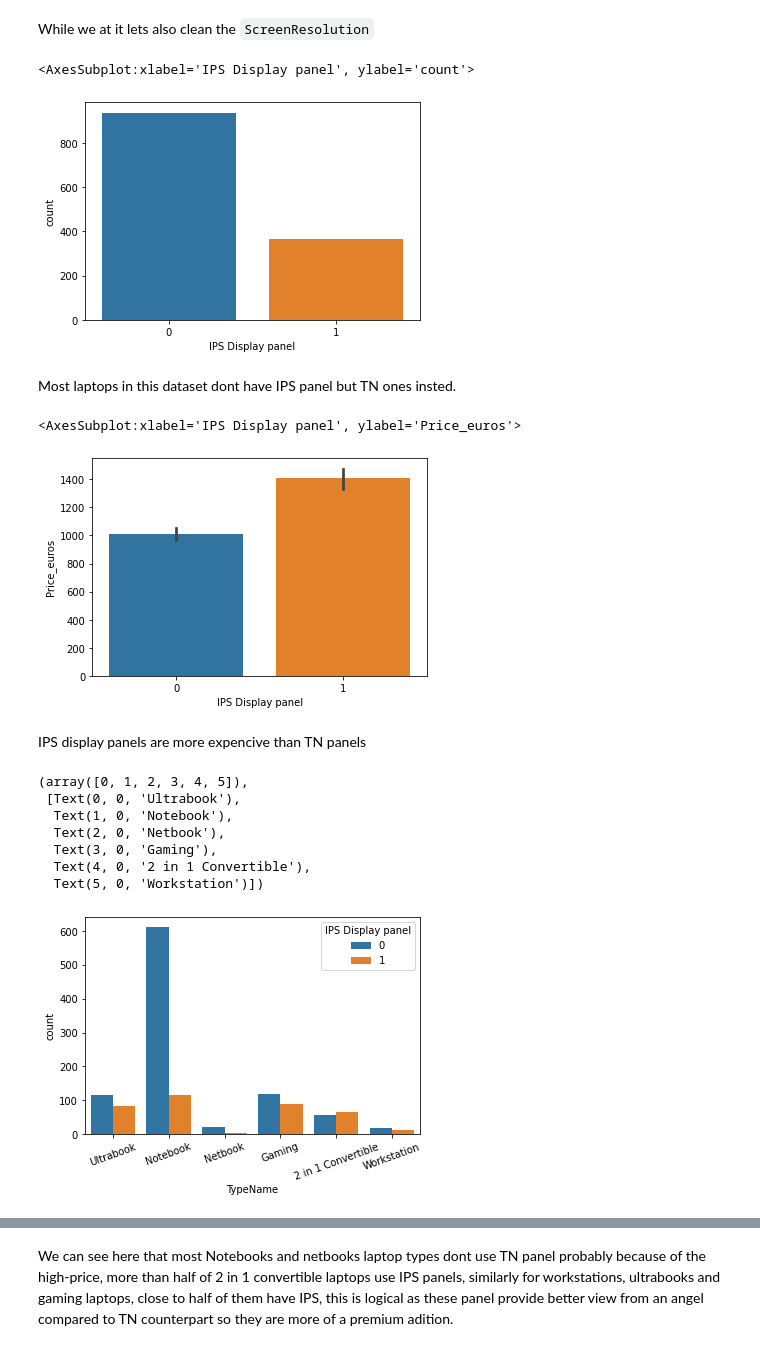
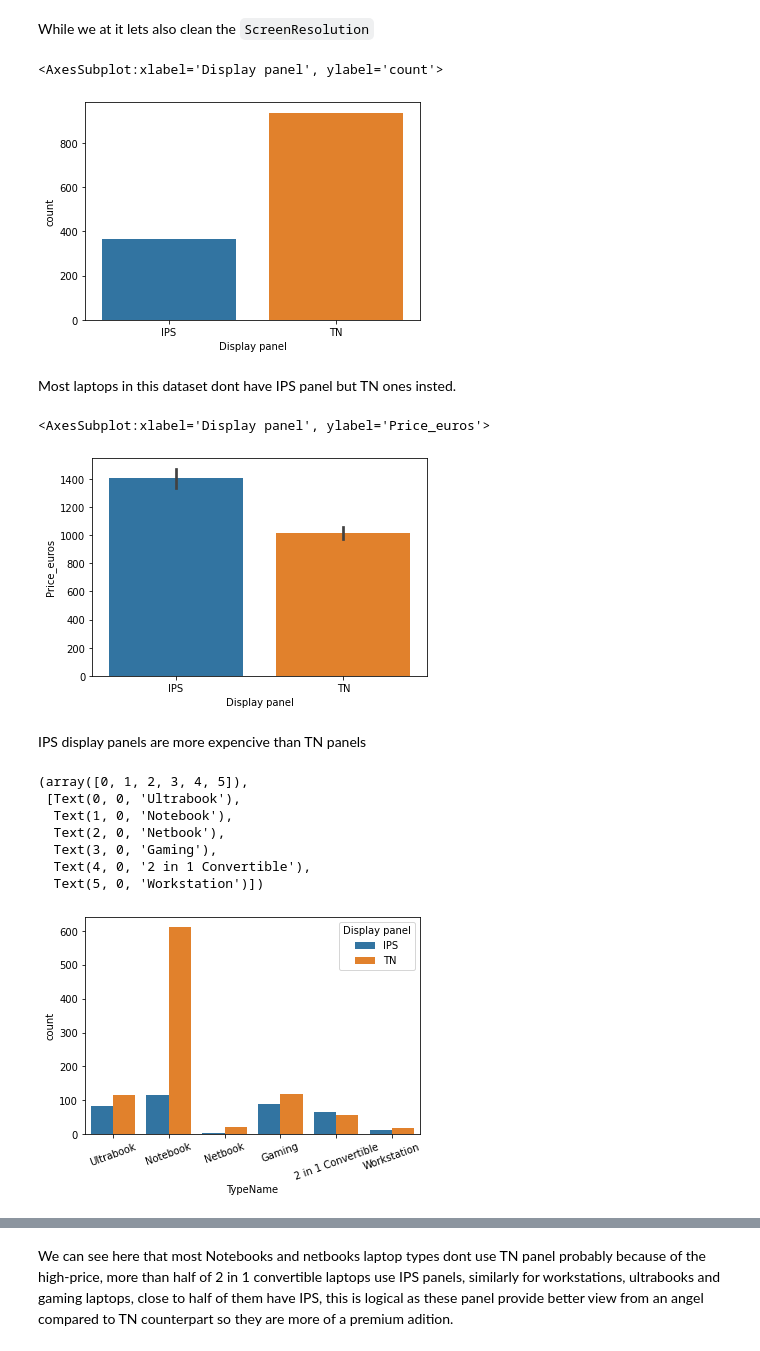
Before and after one commit to AmineMahdioui/Laptop_Price_predection, a Jupyter notebook: LPP.ipynb, the cells around one changed output, grey strips where cells are left out. Drawn from its saved outputs; the diff is of its cells as text; code cells hidden in the pictures.

```diff
--- a/LPP.ipynb
+++ b/LPP.ipynb
@@ -248,7 +246,7 @@ Why '1 and 0' and not 'Yes' and 'No'? because we will give this data to an algor
 # %% [markdown]
 ##### Starting with _TouchScreen_:
 # %%
-df["TouchScreen"]=df['ScreenResolution'].apply(lambda x:1 if 'Touchscreen' in x else 0)
+df["TouchScreen"]=df['ScreenResolution'].apply(lambda x:'Yes' if 'Touchscreen' in x else 'No')
 df['ScreenResolution']=df['ScreenResolution'].replace(regex={r"/* *Touchscreen /*":""})
 df.tail()
 # %% [output]
@@ -302,7 +300,7 @@ We could say that Touchscreen are mostly a luxury for laptop users
 # %% [markdown]
 For the display panel we will asign 1 to observations with IPS panles and 0 to TN panels we can flip them it doesn't matter.
 # %%
-df["IPS Display panel"]=df['ScreenResolution'].apply(lambda x:1 if 'IPS' in x else 0)
+df["Display panel"]=df['ScreenResolution'].apply(lambda x:'IPS' if 'IPS' in x else 'TN')
 df['ScreenResolution']=df['ScreenResolution'].replace(regex={r"IPS Panel.[Retina Display ]*":""})
 df.tail()
 # %% [output]
@@ -317,21 +315,21 @@ While we at it lets also clean the `ScreenResolution`
 # %%
 df['ScreenResolution']=df['ScreenResolution'].replace(regex={r"(4K)?[^0-9^x]*":""})
 # %%
-sn.countplot(x='IPS Display panel',data=df)
+sn.countplot(x='Display panel',data=df)
 # %% [output]
-<AxesSubplot:xlabel='IPS Display panel', ylabel='count'>
+<AxesSubplot:xlabel='Display panel', ylabel='count'>
-[figure, old version]
+[figure, new version]
 # %% [markdown]
 Most laptops in this dataset dont have IPS panel but TN ones insted.
 # %%
-sn.barplot(x = 'IPS Display panel',y= 'Price_euros',data=df)
+sn.barplot(x = 'Display panel',y= 'Price_euros',data=df)
 # %% [output]
-<AxesSubplot:xlabel='IPS Display panel', ylabel='Price_euros'>
+<AxesSubplot:xlabel='Display panel', ylabel='Price_euros'>
-[figure, old version]
+[figure, new version]
 # %% [markdown]
 IPS display panels are more expencive than TN panels
 # %%
-sn.countplot(x="TypeName", hue="IPS Display panel", data=df)
+sn.countplot(x="TypeName", hue="Display panel", data=df)
 plt.xticks(rotation=20)
 # %% [output]
 (array([0, 1, 2, 3, 4, 5]),
@@ -341,5 +339,5 @@ plt.xticks(rotation=20)
   Text(3, 0, 'Gaming'),
   Text(4, 0, '2 in 1 Convertible'),
   Text(5, 0, 'Workstation')])
-[figure, old version]
+[figure, new version]
 # %%
```
Also changed, not shown: parts of 66 cells of this notebook.
